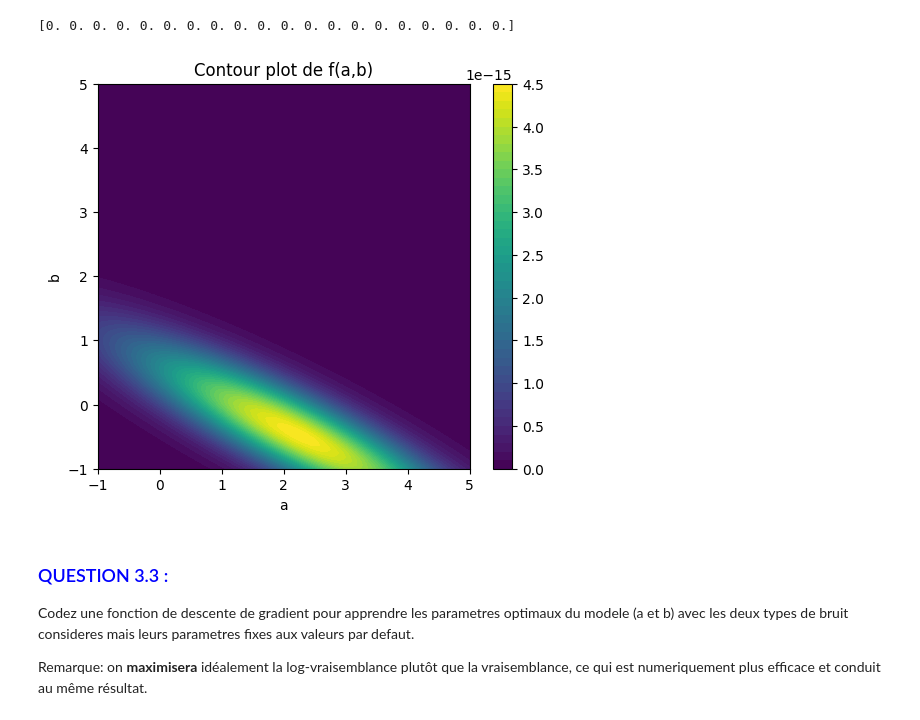
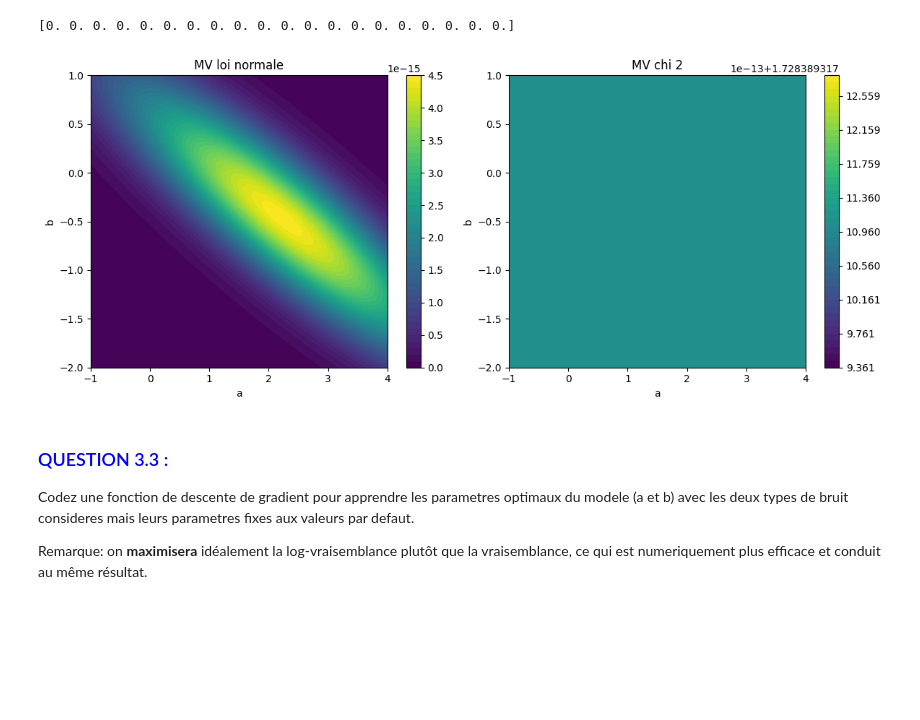
Before and after one commit to audrey1306/stat-ml, a Jupyter notebook: TPs/Exo3_MaxLikelihood2.ipynb, the cells around one changed output. Saved outputs shown, nothing was run; the diff lists cells and outputs as text; code cells hidden in the pictures; blank space fills up the shorter version.

```diff
--- a/TPs/Exo3_MaxLikelihood2.ipynb
+++ b/TPs/Exo3_MaxLikelihood2.ipynb
@@ -141,32 +141,48 @@ print(chi2.pdf(compute_errors(X,Y, [1.2, -0.6]), df=3, scale = 0.4))
 # %%
 import numpy as np
 import matplotlib.pyplot as plt
 
 # Définir les valeurs possibles pour a et b
-a = np.linspace(-1, 5, 100)
-b = np.linspace(-1, 5, 100)
+a = np.linspace(-1, 4, 100)
+b = np.linspace(-2, 1, 100)
 
 # Créer la grille
 A, B = np.meshgrid(a, b)
 
 # Définir une fonction f(a, b)
-Z = np.zeros_like(A)
+Z_norm = np.zeros_like(A)
+Z_chi2 = np.zeros_like(A)
 
 for i in range(A.shape[0]):
     for j in range(A.shape[1]):
-        Z[i,j] = likelihood_normal(X, Y, [A[i,j], B[i,j]], sigma = 2)
+        Z_norm[i,j] = likelihood_normal(X, Y, [A[i,j], B[i,j]], sigma = 2)
+        Z_chi2[i,j] = likelihood_chi2(X, Y, [A[i,j], B[i,j]], dof=3,sc=0.4)
 
 
 # Tracé du contour
-plt.figure(figsize=(6,5))
-contour = plt.contourf(A, B, Z, levels=50, cmap='viridis')
-plt.colorbar(contour)
-plt.xlabel('a')
-plt.ylabel('b')
-plt.title('Contour plot de f(a,b)')
+
+
+# Exemple : A, B, Z1, Z2 sont déjà définis
+fig, axes = plt.subplots(1, 2, figsize=(12, 5))  # 1 ligne, 2 colonnes
+
+# --- Premier contour ---
+contour1 = axes[0].contourf(A, B, Z_norm, levels=50, cmap='viridis')
+fig.colorbar(contour1, ax=axes[0])  # barre de couleur pour le premier
+axes[0].set_xlabel('a')
+axes[0].set_ylabel('b')
+axes[0].set_title('MV loi normale')
+
+# --- Deuxième contour ---
+contour2 = axes[1].contourf(A, B, Z_chi2, levels=50, cmap='viridis')
+fig.colorbar(contour2, ax=axes[1])  # barre de couleur pour le second
+axes[1].set_xlabel('a')
+axes[1].set_ylabel('b')
+axes[1].set_title('MV chi 2')
+
+plt.tight_layout()
 plt.show()
 # %% [output]
-[figure, old version]
+[figure, new version]
 # %% [markdown]
 
 ### <span style="color:blue">QUESTION 3.3 :</span>
```
Also changed, not shown: parts of 2 cells of this notebook, 2 other files.
